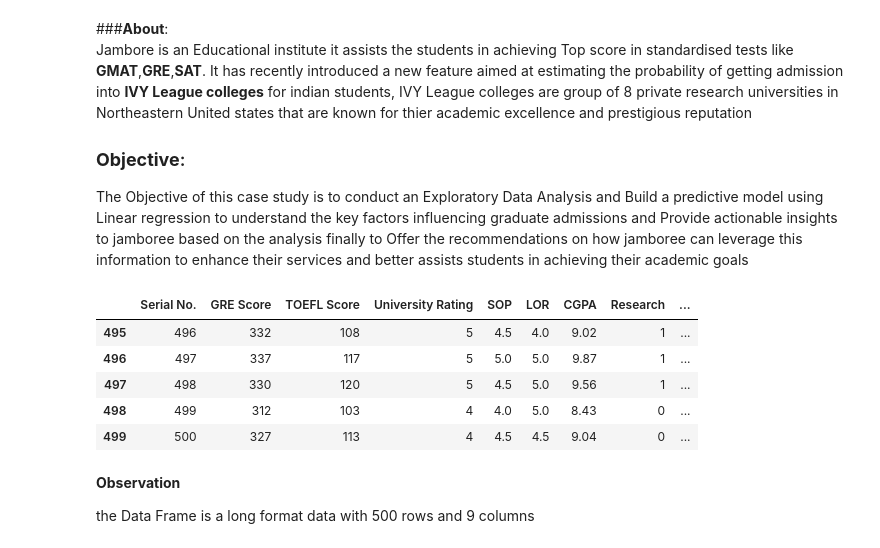
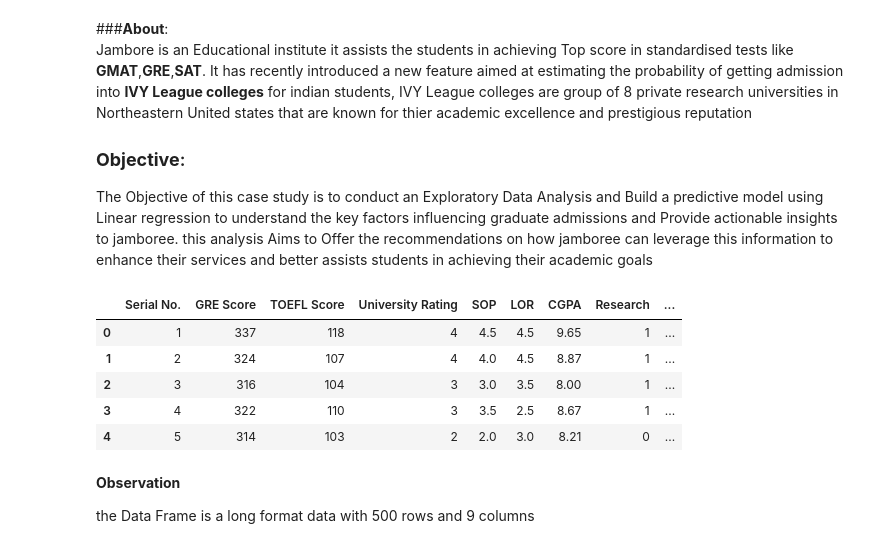
Before and after one commit to DineshPrabhuEng/Case_studies, a Jupyter notebook: Case_studies/Jamboree_Education_Linear_Regression.ipynb, the cells around one changed output. Cells and saved outputs as stored; diff of their text form; code cells hidden in the pictures.

Commit message:
Case Studies added

```diff
--- a/Case_studies/Jamboree_Education_Linear_Regression.ipynb
+++ b/Case_studies/Jamboree_Education_Linear_Regression.ipynb
@@ -7,7 +8,7 @@ IVY League colleges are group of 8 private research universities in Northeastern
 
 
 ###     **Objective**:
-The Objective of this case study is to conduct an Exploratory Data Analysis and Build a predictive model using Linear regression to understand the key factors influencing graduate admissions and Provide actionable insights to jamboree based on the analysis finally to Offer the recommendations on how jamboree can leverage this information to enhance their services and better assists students in achieving their academic goals
+The Objective of this case study is to conduct an Exploratory Data Analysis and Build a predictive model using Linear regression to understand the key factors influencing graduate admissions and Provide actionable insights to jamboree. this  analysis Aims to Offer the recommendations on how jamboree can leverage this information to enhance their services and better assists students in achieving their academic goals
 # %%
 #Importing the Required libraries
 import pandas as pd
@@ -19,15 +20,15 @@ from scipy.stats import shapiro
 #Creating a Data frame
 df=pd.read_csv('/content/drive/MyDrive/Pandas Practice data sets/Jamboree_Admission.csv')
 # %%
-#Fetching the last 5 records from the Data Frame
-df.tail()
+#Fetching the first 5 records from the Data Frame
+df.head()
 # %% [output]
 |  | Serial No. | GRE Score | TOEFL Score | University Rating | SOP | LOR | CGPA | Research | ... |
-| 495 | 496 | 332 | 108 | 5 | 4.5 | 4.0 | 9.02 | 1 | ... |
-| 496 | 497 | 337 | 117 | 5 | 5.0 | 5.0 | 9.87 | 1 | ... |
-| 497 | 498 | 330 | 120 | 5 | 4.5 | 5.0 | 9.56 | 1 | ... |
-| 498 | 499 | 312 | 103 | 4 | 4.0 | 5.0 | 8.43 | 0 | ... |
-| 499 | 500 | 327 | 113 | 4 | 4.5 | 4.5 | 9.04 | 0 | ... |
+| 0 | 1 | 337 | 118 | 4 | 4.5 | 4.5 | 9.65 | 1 | ... |
+| 1 | 2 | 324 | 107 | 4 | 4.0 | 4.5 | 8.87 | 1 | ... |
+| 2 | 3 | 316 | 104 | 3 | 3.0 | 3.5 | 8.00 | 1 | ... |
+| 3 | 4 | 322 | 110 | 3 | 3.5 | 2.5 | 8.67 | 1 | ... |
+| 4 | 5 | 314 | 103 | 2 | 2.0 | 3.0 | 8.21 | 0 | ... |
 # %% [markdown]
 **Observation**
 
```
Also changed, not shown: parts of 95 cells of this notebook, 2 other files.
